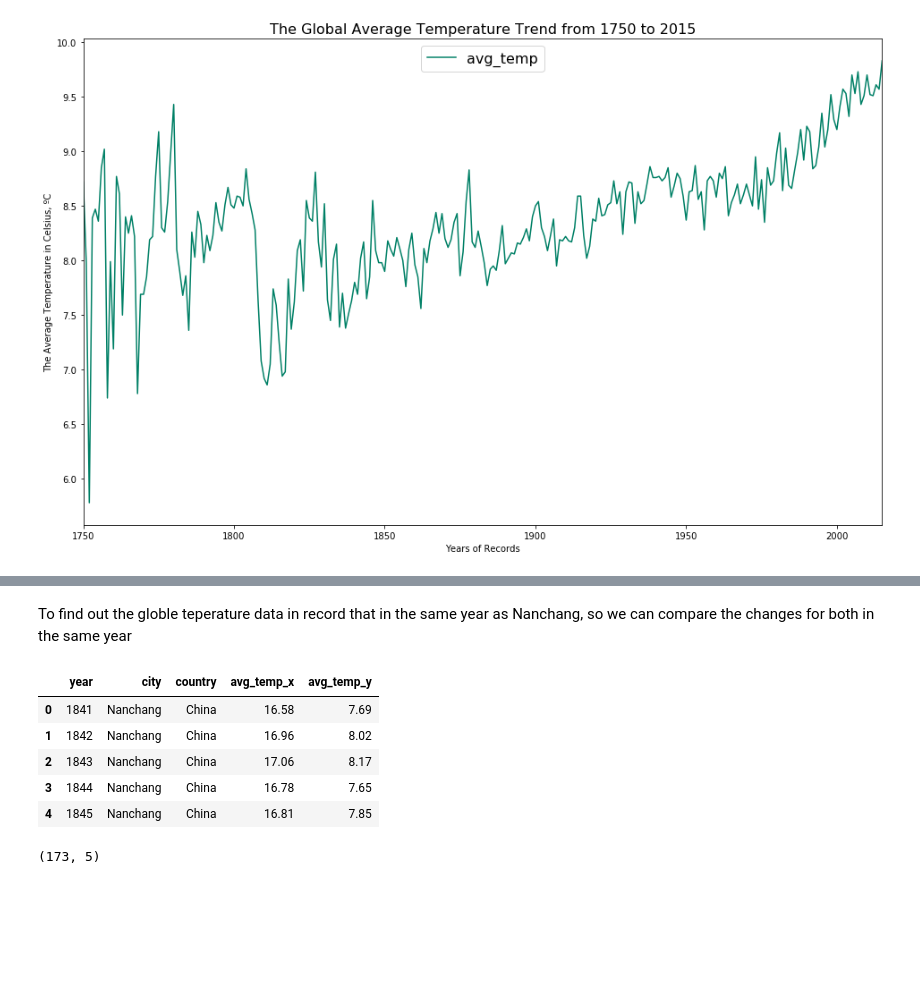
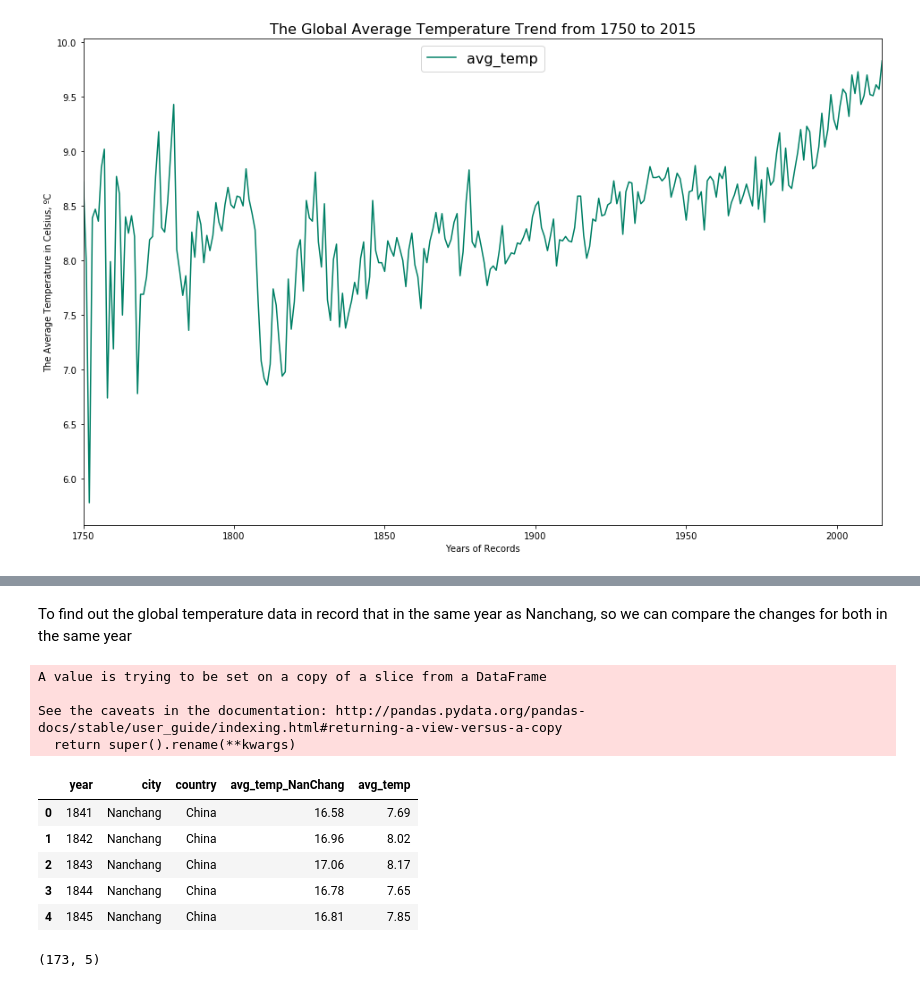
Before and after one commit to catherinecao123/Global-Weather-Exploration, a Jupyter notebook: Global Weather Moving Average Exploration.ipynb, the cells around one changed output, grey strips where cells are left out. Drawn from its saved outputs; the diff is of its cells as text; code cells hidden in the pictures; blank space fills up the shorter version.

```diff
--- a/Global Weather Moving Average Exploration.ipynb
+++ b/Global Weather Moving Average Exploration.ipynb
@@ -145,10 +144,15 @@ df_China.sample(n=5)
 # %% [markdown]
-To find out the globle teperature data in record that in the same year as Nanchang, so we can compare the changes for both in the same year
+To find out the global temperature data in record that in the same year as Nanchang, so we can compare the changes for both in the same year
 # %%
+df_China.rename(columns={'avg_temp':'avg_temp_NanChang'}, inplace=True)
 df_China_global = df_China.merge(df_global, how='left', on='year')
 df_China_global.head()
 # %% [output]
+A value is trying to be set on a copy of a slice from a DataFrame
+
+See the caveats in the documentation: http://pandas.pydata.org/pandas-docs/stable/user_guide/indexing.html#returning-a-view-versus-a-copy
+  return super().rename(**kwargs)
-|  | year | city | country | avg_temp_x | avg_temp_y |
+|  | year | city | country | avg_temp_NanChang | avg_temp |
 | 0 | 1841 | Nanchang | China | 16.58 | 7.69 |
 | 1 | 1842 | Nanchang | China | 16.96 | 8.02 |
 | 2 | 1843 | Nanchang | China | 17.06 | 8.17 |
```
Also changed, not shown: parts of 39 cells of this notebook.
